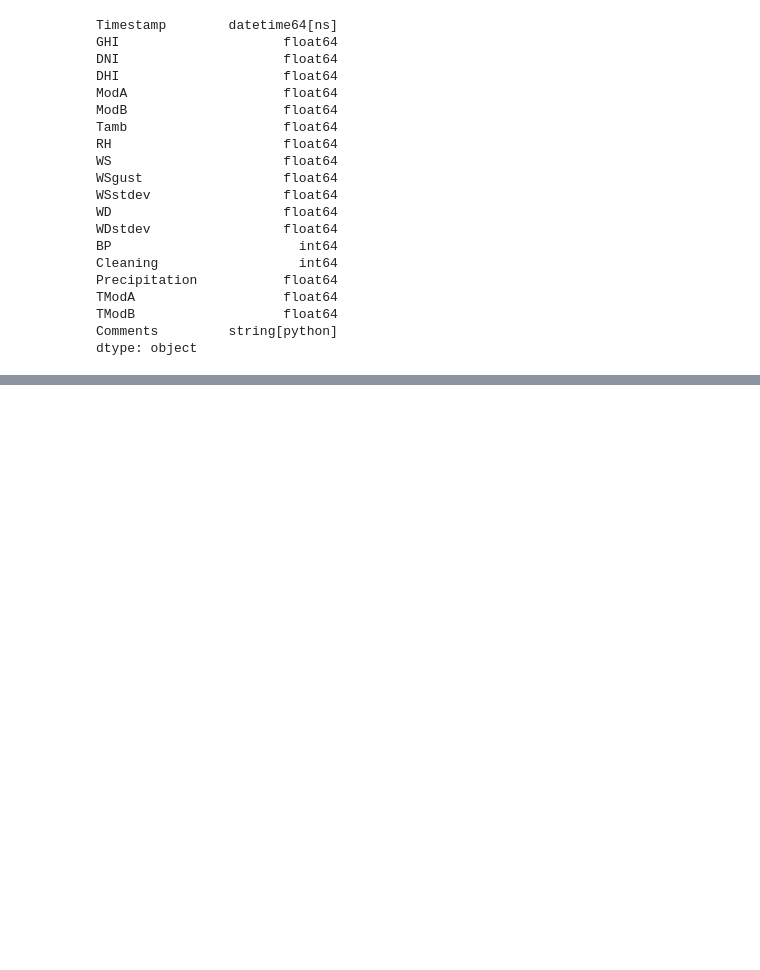
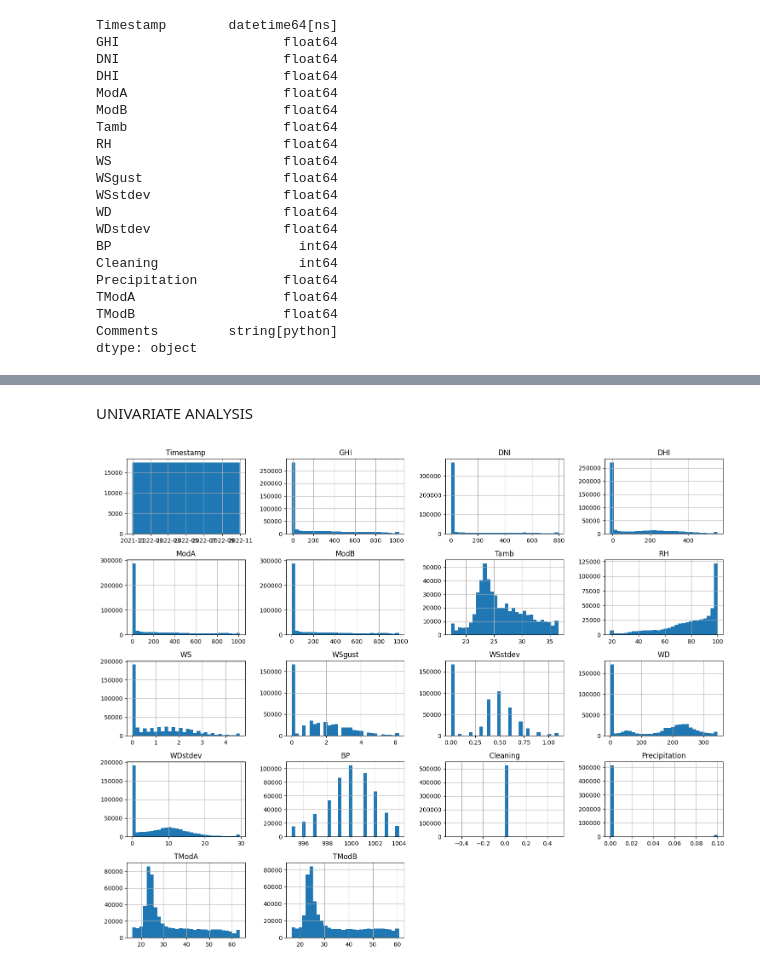
Before and after one commit to ayaf111/solar-challenge-week-0, a Jupyter notebook: notebooks/sierralone.ipynb, the cells around one changed output, grey strips where cells are left out. Cells and saved outputs as stored; diff of their text form; code cells hidden in the pictures; blank space fills up the shorter version.

Commit message:
Sier analysis

```diff
--- a/notebooks/sierralone.ipynb
+++ b/notebooks/sierralone.ipynb
@@ -129,0 +203,9 @@ dtype: object
+# %%
+# Step 1: Select numeric columns only (excluding Timestamp if present)
+numeric_cols = df.select_dtypes(include=[np.number]).columns
+
+# Step 2: Apply Winsorization to each numeric column
+for col in numeric_cols:
+    lower = df[col].quantile(0.01)
+    upper = df[col].quantile(0.99)
+    df[col] = np.clip(df[col], lower, upper)
@@ -129,0 +279,8 @@ dtype: object
+# %% [markdown]
+UNIVARIATE ANALYSIS
+# %%
+df.hist(figsize=(15, 12), bins=30)
+plt.tight_layout()
+plt.show()
+# %% [output]
+[figure, added]
```
Also changed, not shown: parts of 16 cells of this notebook, 1 other file.
